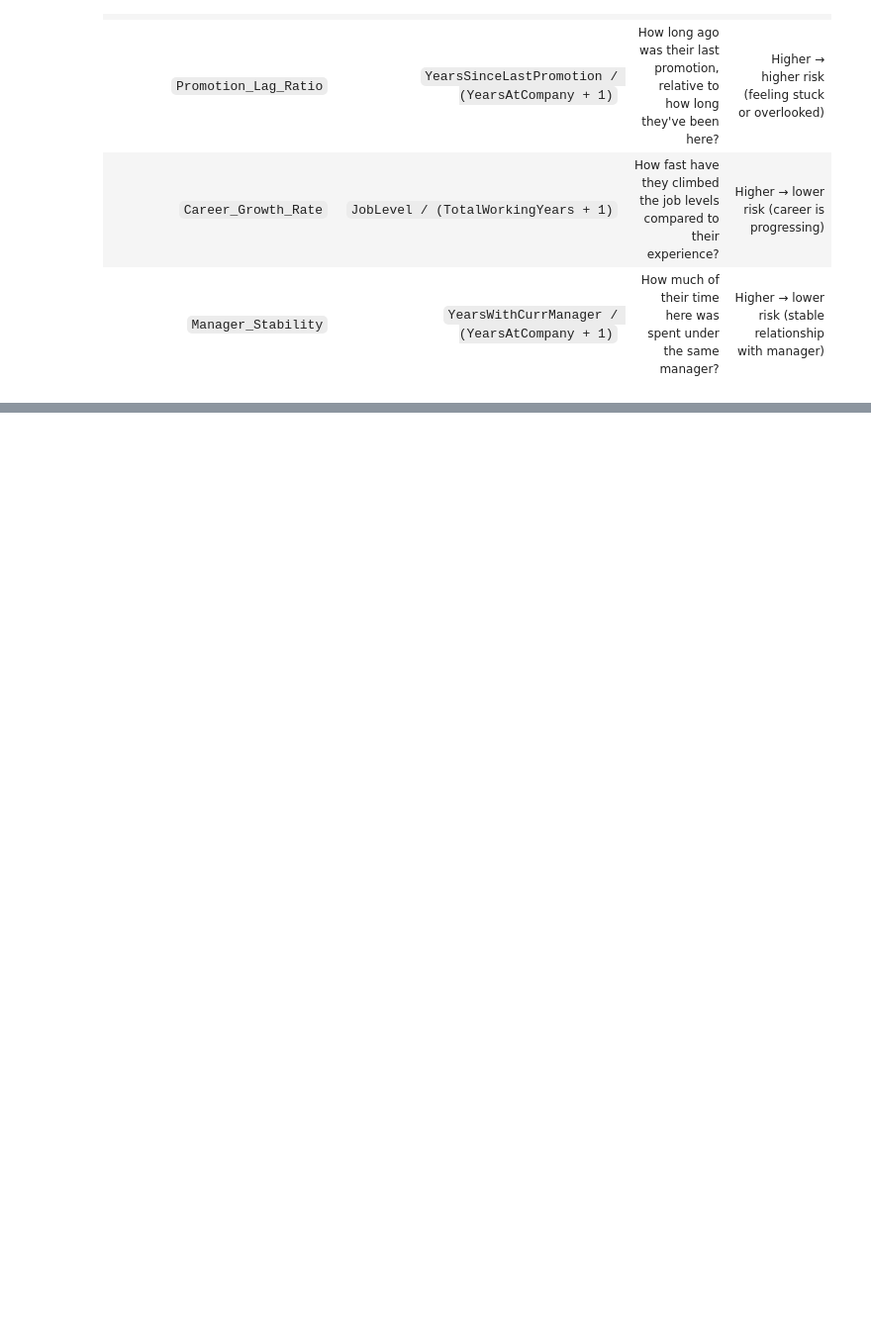
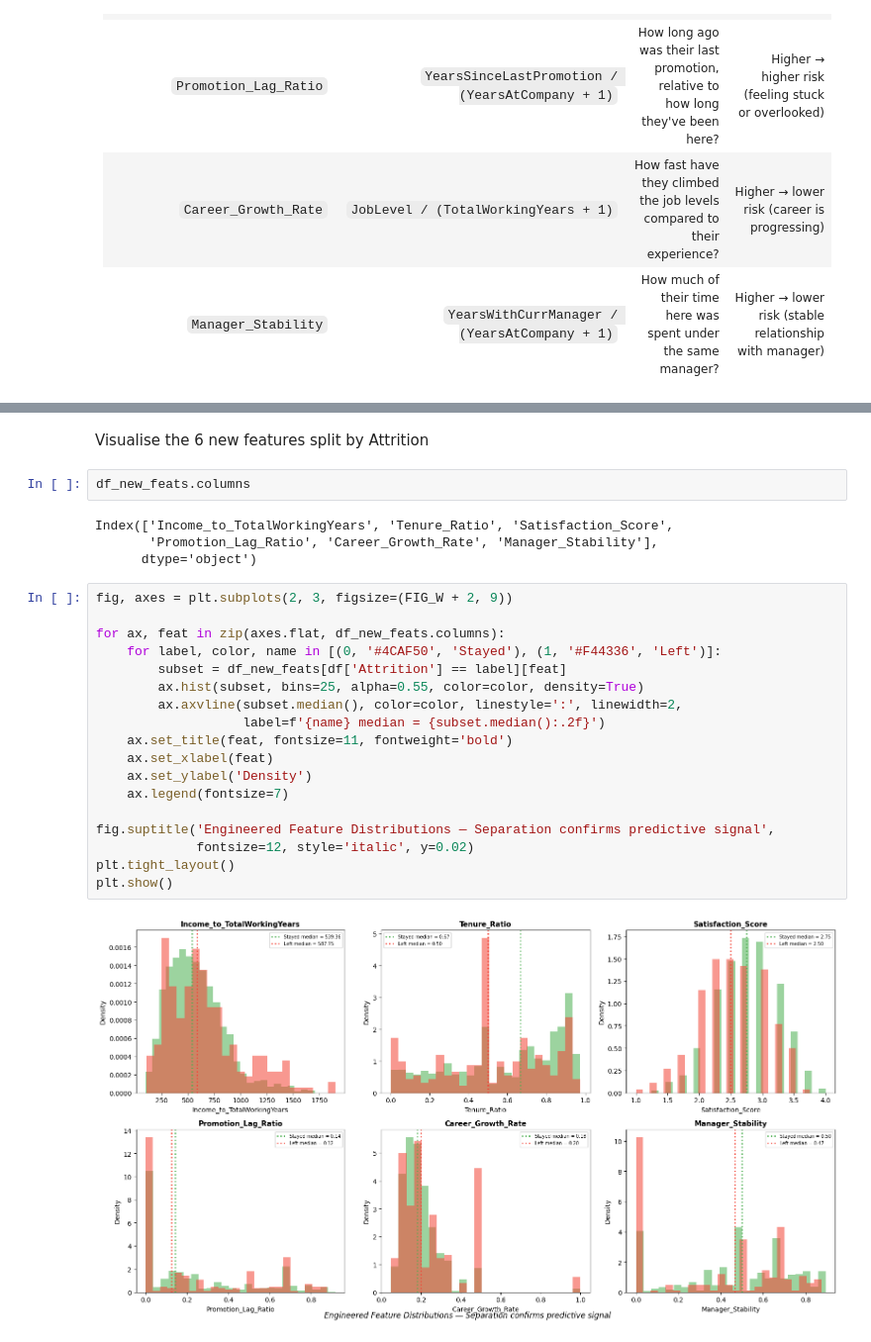
Before and after one commit to rimonshy/Employee-Churn-Prediction-System, a Jupyter notebook: notebook.ipynb, the cells around one changed output, grey strips where cells are left out. Shown at 99% size. Cells and saved outputs as stored; diff of their text form; blank space fills up the shorter version.

```diff
--- a/notebook.ipynb
+++ b/notebook.ipynb
@@ -501,0 +540,28 @@ df[new_feats + ['Attrition']].describe().T.round(3)
+# %% [markdown]
+Visualise the 6 new features split by Attrition
+# %%
+df_new_feats.columns
+# %% [output]
+Index(['Income_to_TotalWorkingYears', 'Tenure_Ratio', 'Satisfaction_Score',
+       'Promotion_Lag_Ratio', 'Career_Growth_Rate', 'Manager_Stability'],
+      dtype='object')
+# %%
+fig, axes = plt.subplots(2, 3, figsize=(FIG_W + 2, 9))
+
+for ax, feat in zip(axes.flat, df_new_feats.columns):
+    for label, color, name in [(0, '#4CAF50', 'Stayed'), (1, '#F44336', 'Left')]:
+        subset = df_new_feats[df['Attrition'] == label][feat]
+        ax.hist(subset, bins=25, alpha=0.55, color=color, density=True)
+        ax.axvline(subset.median(), color=color, linestyle=':', linewidth=2,
+                   label=f'{name} median = {subset.median():.2f}')
+    ax.set_title(feat, fontsize=11, fontweight='bold')
+    ax.set_xlabel(feat)
+    ax.set_ylabel('Density')
+    ax.legend(fontsize=7)
+
+fig.suptitle('Engineered Feature Distributions — Separation confirms predictive signal',
+             fontsize=12, style='italic', y=0.02)
+plt.tight_layout()
+plt.show()
+# %% [output]
+[figure, added]
```
Also changed, not shown: parts of 40 cells of this notebook.
